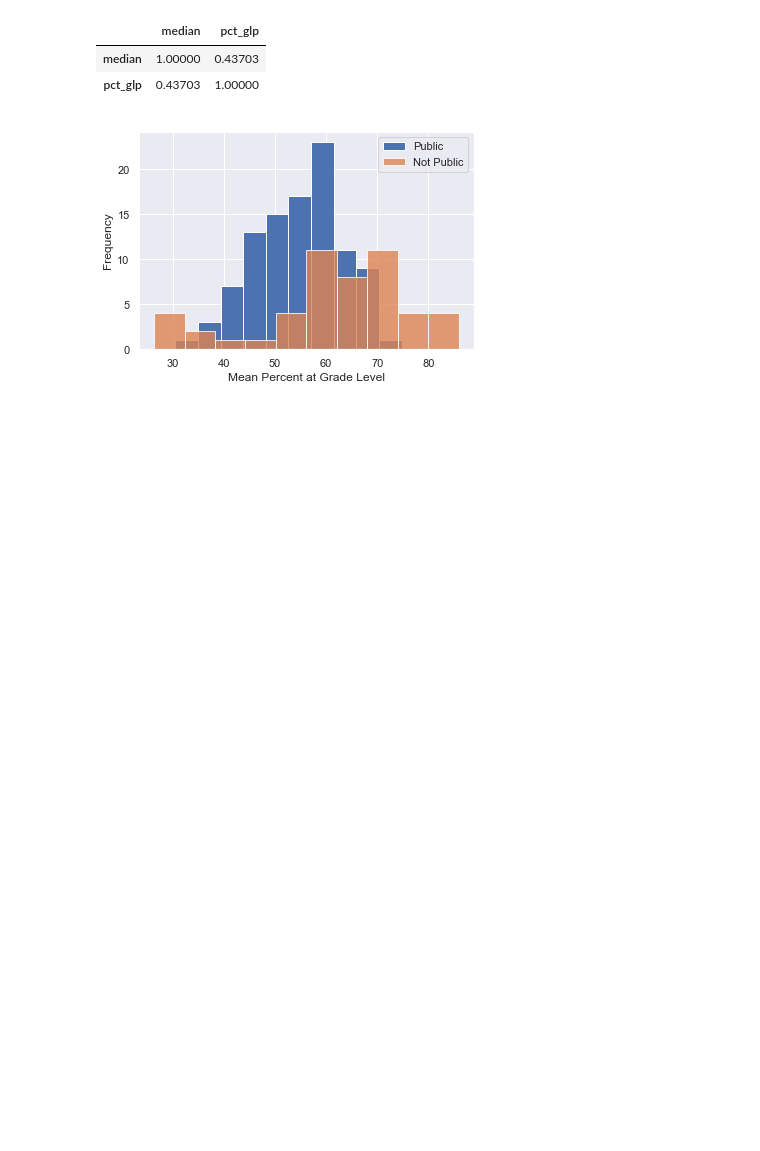
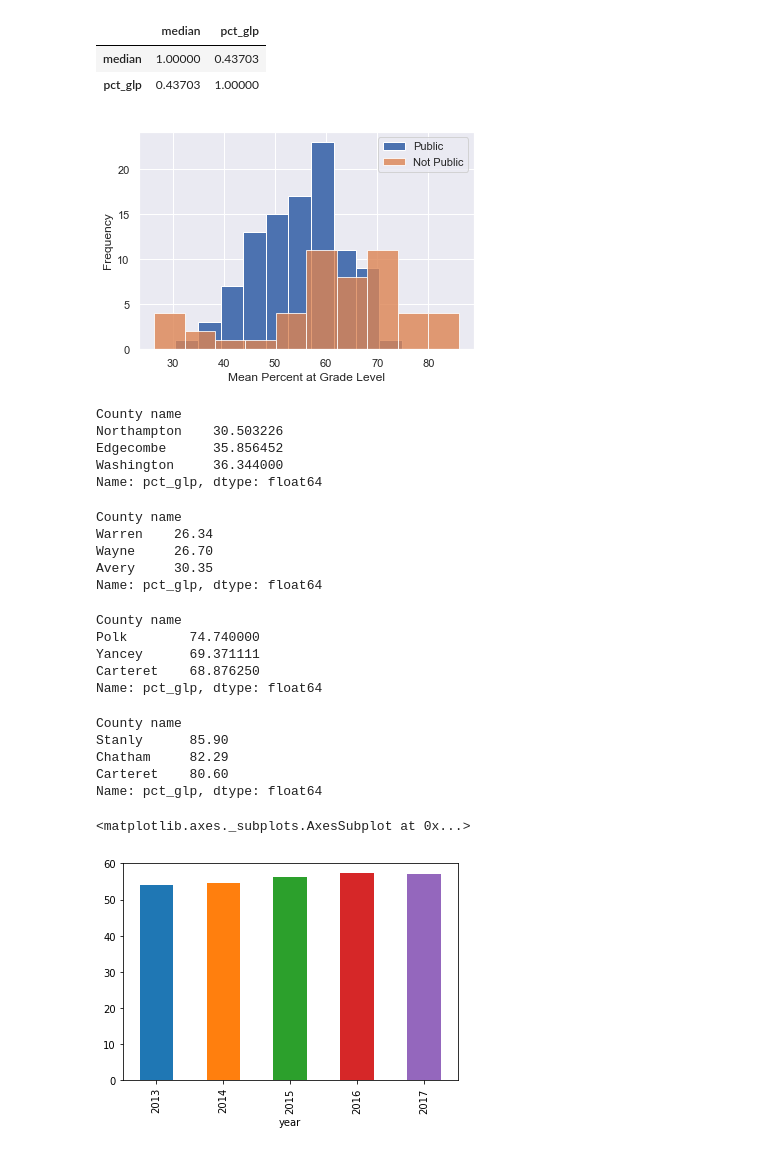
Before and after one commit to dam6063/education, a Jupyter notebook: Python Project Test.ipynb, the cells around one changed output. Cells and saved outputs as stored; diff of their text form; code cells hidden in the pictures; blank space fills up the shorter version.

```diff
--- a/Python Project Test.ipynb
+++ b/Python Project Test.ipynb
@@ -856,3 +841,43 @@ plt.legend(['Public', 'Not Public']);
 plt.xlabel('Mean Percent at Grade Level');
 # %% [output]
 [figure]
+# %%
+pub_all_mean.sort_values()[:3]
+# %% [output]
+County name
+Northampton    30.503226
+Edgecombe      35.856452
+Washington     36.344000
+Name: pct_glp, dtype: float64
+# %%
+not_all_mean.sort_values()[:3]
+# %% [output]
+County name
+Warren    26.34
+Wayne     26.70
+Avery     30.35
+Name: pct_glp, dtype: float64
+# %%
+pub_all_mean.sort_values(ascending=False)[:3]
+# %% [output]
+County name
+Polk        74.740000
+Yancey      69.371111
+Carteret    68.876250
+Name: pct_glp, dtype: float64
+# %%
+not_all_mean.sort_values(ascending=False)[:3]
+# %% [output]
+County name
+Stanly      85.90
+Chatham     82.29
+Carteret    80.60
+Name: pct_glp, dtype: float64
+# %%
+fin= final3[['year','pct_glp']]
+g = fin.groupby('year')['pct_glp'].mean()
+# %%
+g.plot.bar()
+# %% [output]
+<matplotlib.axes._subplots.AxesSubplot at 0x...>
+[figure, added]
```
Also changed, not shown: parts of 42 cells of this notebook.
